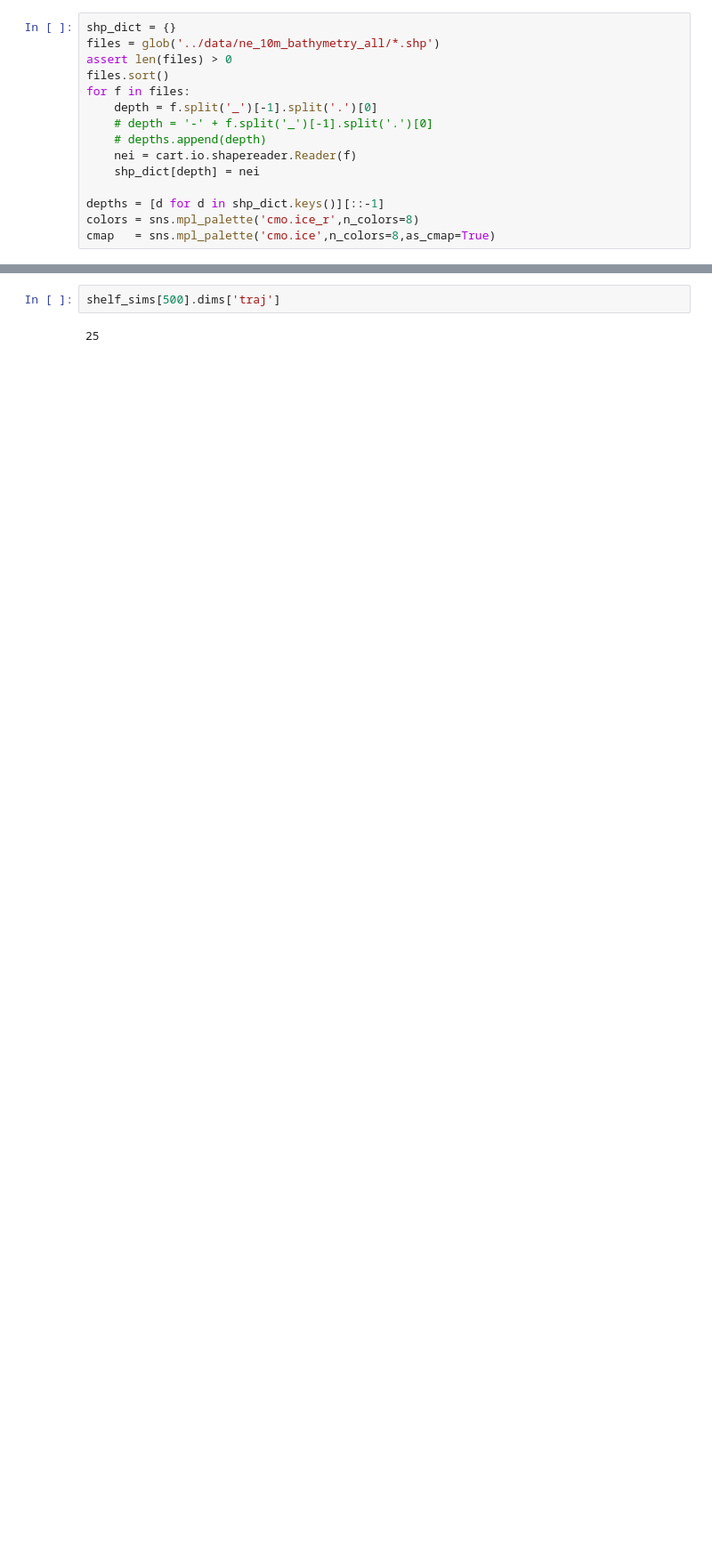
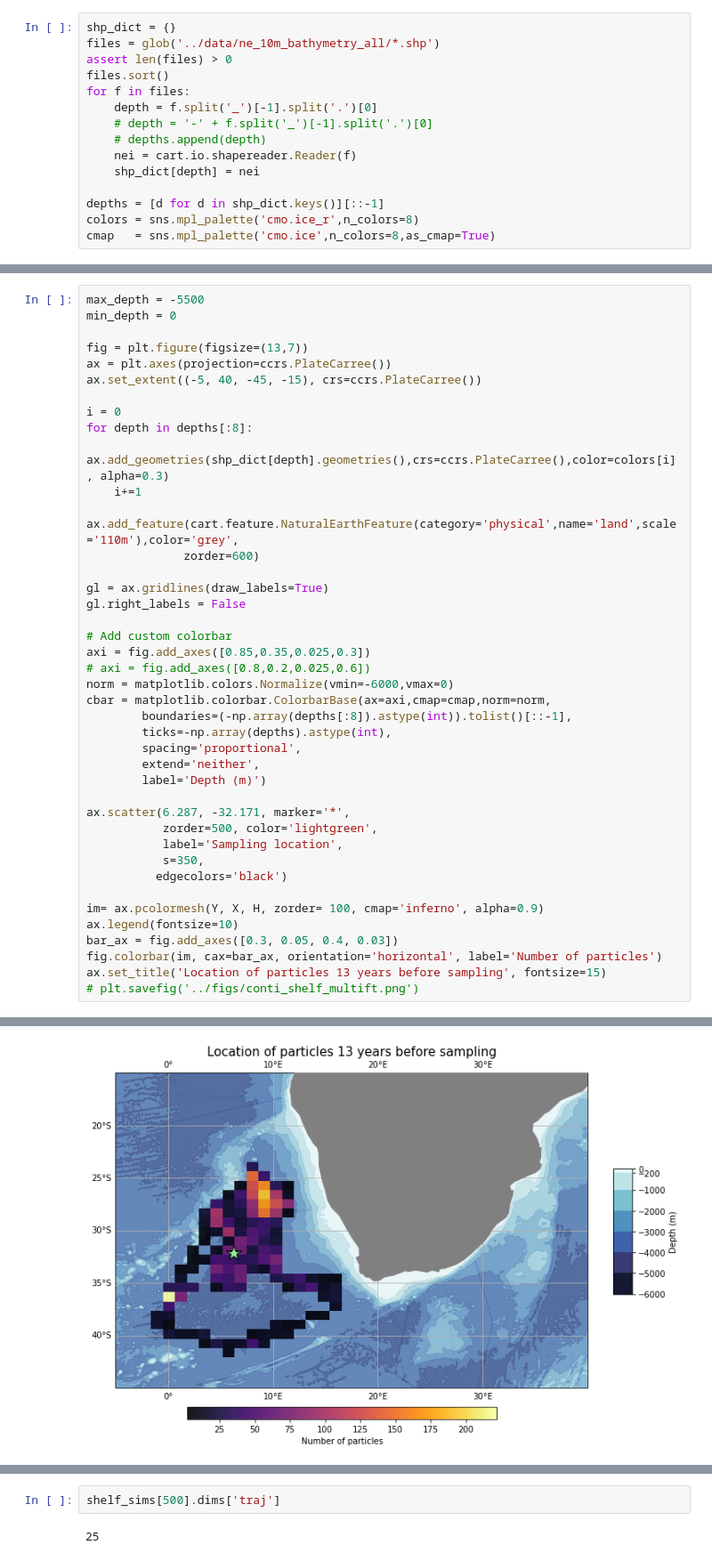
Before and after one commit to OceanParcels/Backtracking_Abyssal_Nanoplastics, a Jupyter notebook: notebooks/Parent_particle.ipynb, the cells around one changed output, grey strips where cells are left out. Shown at 89% size. Cells and saved outputs as stored; diff of their text form; blank space fills up the shorter version.

```diff
--- a/notebooks/Parent_particle.ipynb
+++ b/notebooks/Parent_particle.ipynb
@@ -136,0 +182,43 @@ plt.savefig('../figs/conti_shelf_multift.png')
+# %%
+max_depth = -5500
+min_depth = 0
+
+fig = plt.figure(figsize=(13,7))
+ax = plt.axes(projection=ccrs.PlateCarree())
+ax.set_extent((-5, 40, -45, -15), crs=ccrs.PlateCarree())
+
+i = 0
+for depth in depths[:8]:
+    ax.add_geometries(shp_dict[depth].geometries(),crs=ccrs.PlateCarree(),color=colors[i], alpha=0.3)
+    i+=1
+
+ax.add_feature(cart.feature.NaturalEarthFeature(category='physical',name='land',scale='110m'),color='grey',
+              zorder=600)
+
+gl = ax.gridlines(draw_labels=True)
+gl.right_labels = False
+
+# Add custom colorbar
+axi = fig.add_axes([0.85,0.35,0.025,0.3])
+# axi = fig.add_axes([0.8,0.2,0.025,0.6])
+norm = matplotlib.colors.Normalize(vmin=-6000,vmax=0)
+cbar = matplotlib.colorbar.ColorbarBase(ax=axi,cmap=cmap,norm=norm,
+        boundaries=(-np.array(depths[:8]).astype(int)).tolist()[::-1],
+        ticks=-np.array(depths).astype(int),
+        spacing='proportional',
+        extend='neither',
+        label='Depth (m)')
+
+ax.scatter(6.287, -32.171, marker='*',
+           zorder=500, color='lightgreen',
+           label='Sampling location',
+           s=350,
+          edgecolors='black')
+
+im= ax.pcolormesh(Y, X, H, zorder= 100, cmap='inferno', alpha=0.9)
+ax.legend(fontsize=10)
+bar_ax = fig.add_axes([0.3, 0.05, 0.4, 0.03])
+fig.colorbar(im, cax=bar_ax, orientation='horizontal', label='Number of particles')
+ax.set_title('Location of particles 13 years before sampling', fontsize=15)
+# plt.savefig('../figs/conti_shelf_multift.png')
+# %% [output]
@@ -136,0 +226 @@ plt.savefig('../figs/conti_shelf_multift.png')
+[figure, added]
```
Also changed, not shown: parts of 15 cells of this notebook, 4 other files.
